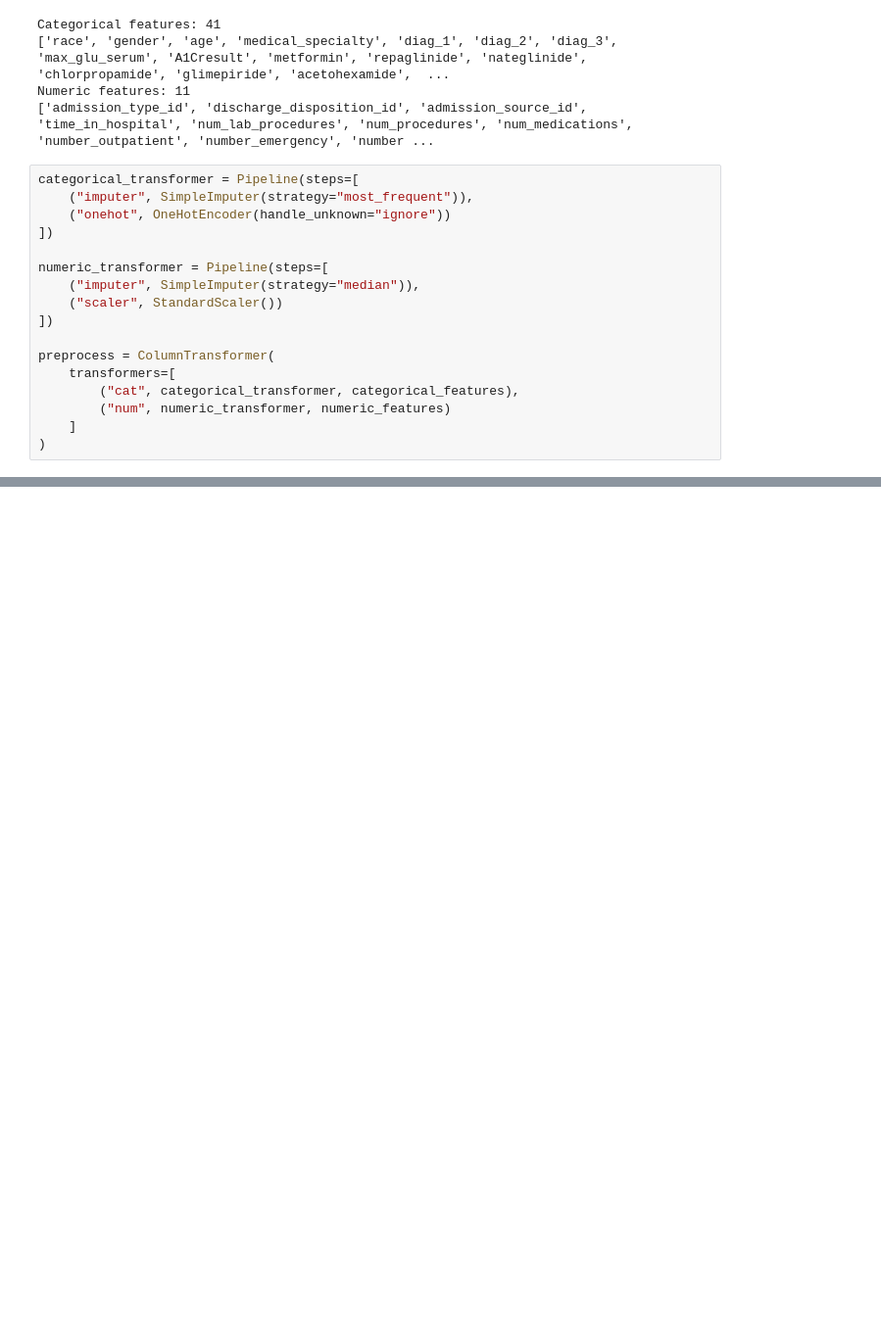
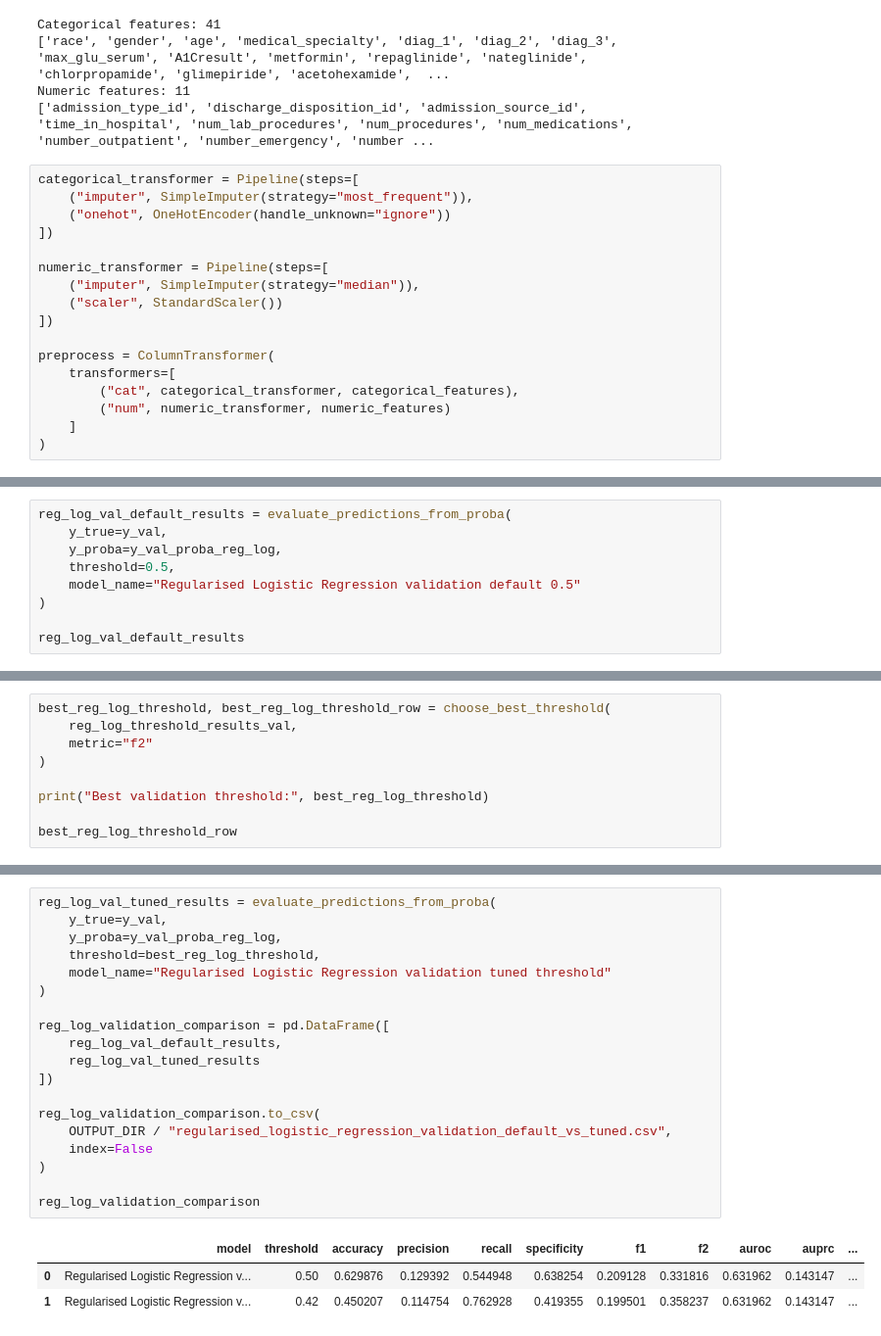
Before and after one commit to mxh210/Summer-Individual-Project, a Jupyter notebook: Processing_Pipeline/03_prediction_model_optimisation.ipynb, the cells around one changed output, grey strips where cells are left out. Shown at 98% size. Drawn from its saved outputs; the diff is of its cells as text; blank space fills up the shorter version.

```diff
--- a/Processing_Pipeline/03_prediction_model_optimisation.ipynb
+++ b/Processing_Pipeline/03_prediction_model_optimisation.ipynb
@@ -170,0 +372,9 @@ def save_confusion_matrix(model, X_test, y_test, model_name, output_dir):
+# %%
+reg_log_val_default_results = evaluate_predictions_from_proba(
+    y_true=y_val,
+    y_proba=y_val_proba_reg_log,
+    threshold=0.5,
+    model_name="Regularised Logistic Regression validation default 0.5"
+)
+
+reg_log_val_default_results
@@ -170,0 +436,9 @@ def save_confusion_matrix(model, X_test, y_test, model_name, output_dir):
+# %%
+best_reg_log_threshold, best_reg_log_threshold_row = choose_best_threshold(
+    reg_log_threshold_results_val,
+    metric="f2"
+)
+
+print("Best validation threshold:", best_reg_log_threshold)
+
+best_reg_log_threshold_row
@@ -170,0 +465,23 @@ def save_confusion_matrix(model, X_test, y_test, model_name, output_dir):
+# %%
+reg_log_val_tuned_results = evaluate_predictions_from_proba(
+    y_true=y_val,
+    y_proba=y_val_proba_reg_log,
+    threshold=best_reg_log_threshold,
+    model_name="Regularised Logistic Regression validation tuned threshold"
+)
+
+reg_log_validation_comparison = pd.DataFrame([
+    reg_log_val_default_results,
+    reg_log_val_tuned_results
+])
+
+reg_log_validation_comparison.to_csv(
+    OUTPUT_DIR / "regularised_logistic_regression_validation_default_vs_tuned.csv",
+    index=False
+)
+
+reg_log_validation_comparison
+# %% [output]
+|  | model | threshold | accuracy | precision | recall | specificity | f1 | f2 | auroc | auprc | ... |
+| 0 | Regularised Logistic Regression v... | 0.50 | 0.629876 | 0.129392 | 0.544948 | 0.638254 | 0.209128 | 0.331816 | 0.631962 | 0.143147 | ... |
+| 1 | Regularised Logistic Regression v... | 0.42 | 0.450207 | 0.114754 | 0.762928 | 0.419355 | 0.199501 | 0.358237 | 0.631962 | 0.143147 | ... |
```
Also changed, not shown: parts of 20 cells of this notebook, 5 other files.
